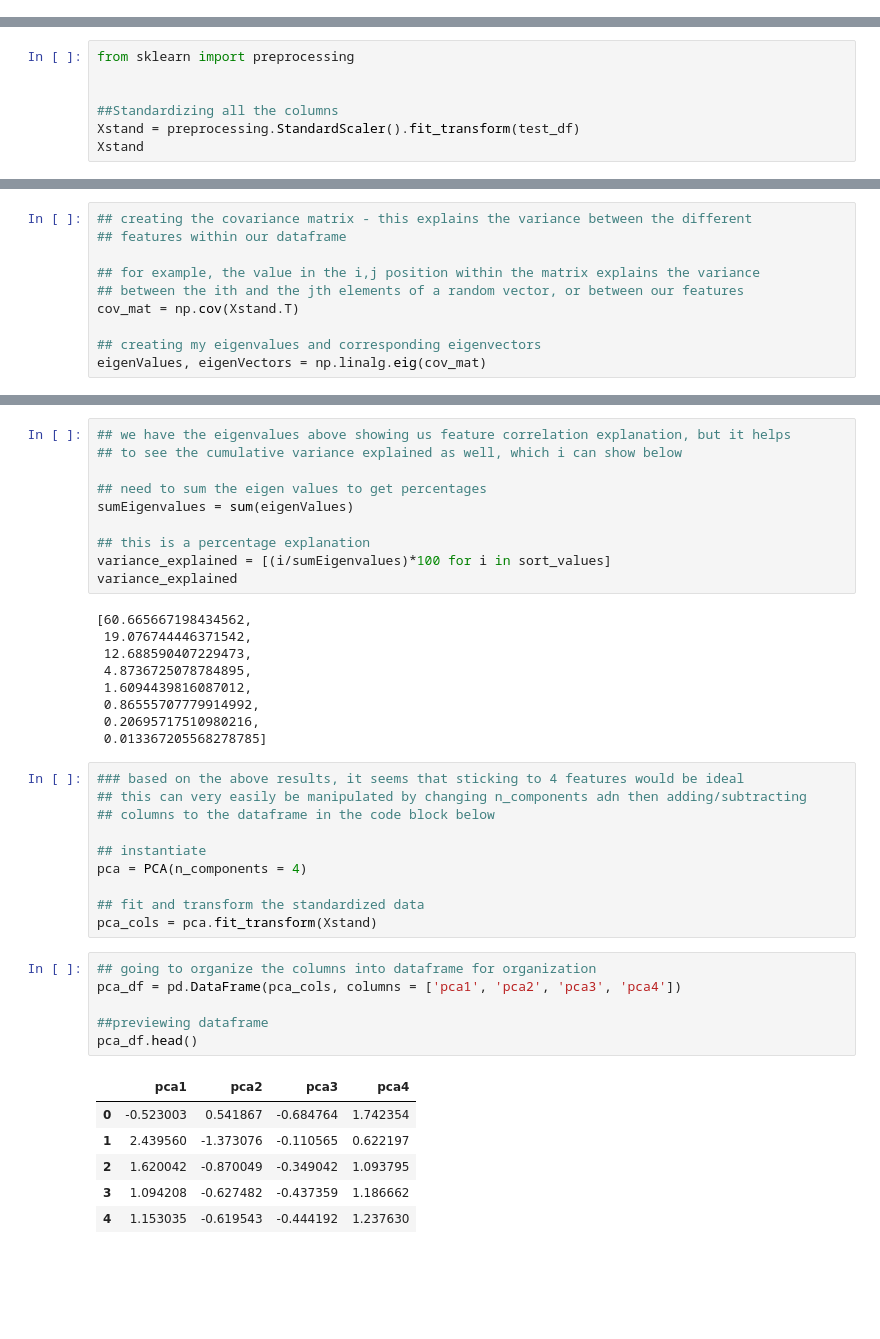
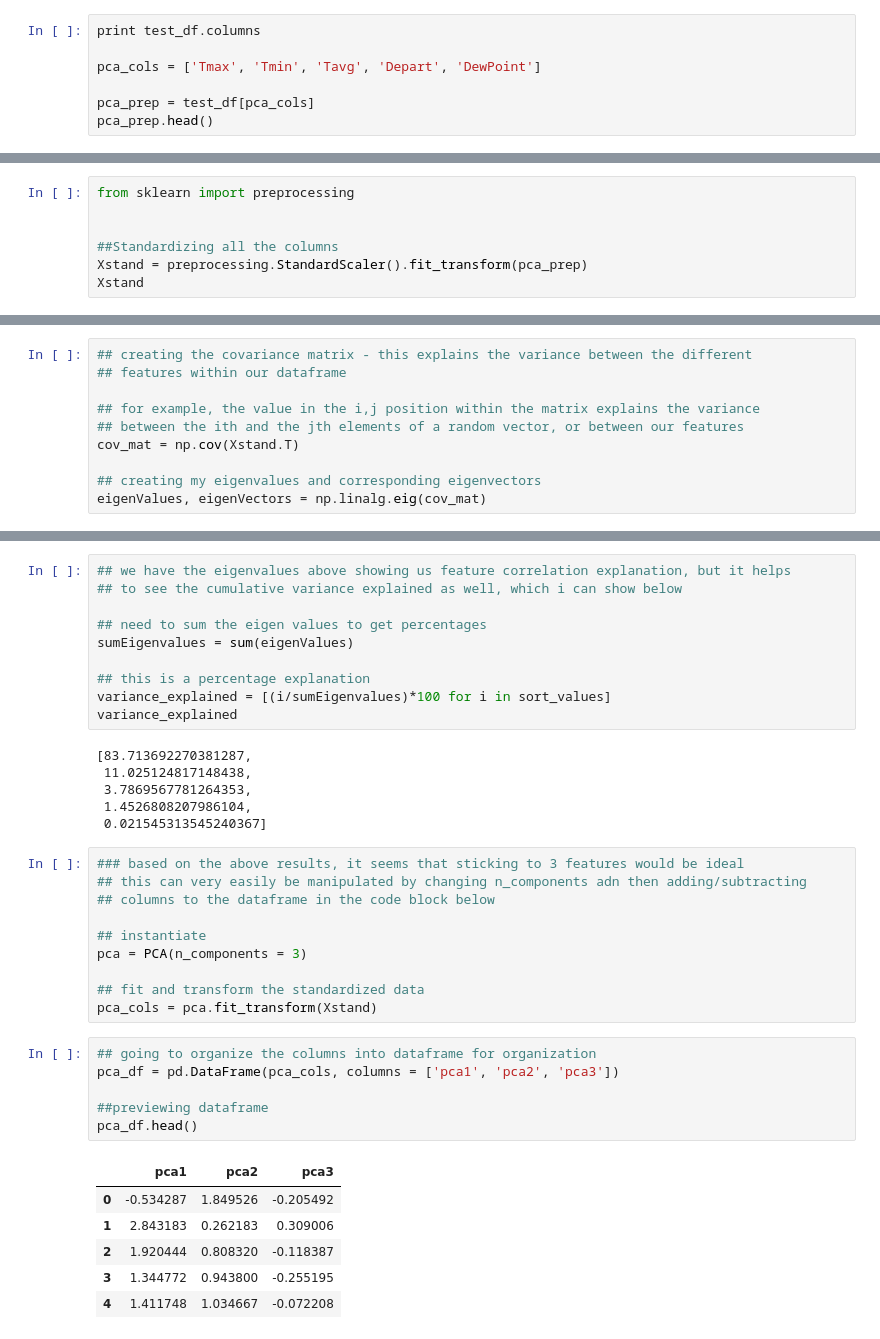
Before and after one commit to cl65610/west_nile, a Jupyter notebook: research/weather_pipes.ipynb, the cells around one changed output, grey strips where cells are left out. Saved outputs shown, nothing was run; the diff lists cells and outputs as text; blank space fills up the shorter version.

```diff
--- a/research/weather_pipes.ipynb
+++ b/research/weather_pipes.ipynb
@@ -163,0 +154,7 @@ test_df.head()
+# %%
+print test_df.columns
+
+pca_cols = ['Tmax', 'Tmin', 'Tavg', 'Depart', 'DewPoint']
+
+pca_prep = test_df[pca_cols]
+pca_prep.head()
@@ -168,6 +176,6 @@ from sklearn import preprocessing
 
 
 ##Standardizing all the columns
-Xstand = preprocessing.StandardScaler().fit_transform(test_df)
+Xstand = preprocessing.StandardScaler().fit_transform(pca_prep)
 Xstand
 # %% [output]
@@ -267,34 +257,31 @@ sumEigenvalues = sum(eigenValues)
 variance_explained = [(i/sumEigenvalues)*100 for i in sort_values]
 variance_explained
 # %% [output]
-[60.665667198434562,
- 19.076744446371542,
- 12.688590407229473,
- 4.8736725078784895,
- 1.6094439816087012,
- 0.86555707779914992,
- 0.20695717510980216,
- 0.013367205568278785]
+[83.713692270381287,
+ 11.025124817148438,
+ 3.7869567781264353,
+ 1.4526808207986104,
+ 0.021545313545240367]
 # %%
-### based on the above results, it seems that sticking to 4 features would be ideal
+### based on the above results, it seems that sticking to 3 features would be ideal
 ## this can very easily be manipulated by changing n_components adn then adding/subtracting
 ## columns to the dataframe in the code block below
 
 ## instantiate
-pca = PCA(n_components = 4)
+pca = PCA(n_components = 3)
 
 ## fit and transform the standardized data
 pca_cols = pca.fit_transform(Xstand)
 # %%
 ## going to organize the columns into dataframe for organization
-pca_df = pd.DataFrame(pca_cols, columns = ['pca1', 'pca2', 'pca3', 'pca4'])
+pca_df = pd.DataFrame(pca_cols, columns = ['pca1', 'pca2', 'pca3'])
 
 ##previewing dataframe
 pca_df.head()
 # %% [output]
-|  | pca1 | pca2 | pca3 | pca4 |
-| 0 | -0.523003 | 0.541867 | -0.684764 | 1.742354 |
-| 1 | 2.439560 | -1.373076 | -0.110565 | 0.622197 |
-| 2 | 1.620042 | -0.870049 | -0.349042 | 1.093795 |
-| 3 | 1.094208 | -0.627482 | -0.437359 | 1.186662 |
-| 4 | 1.153035 | -0.619543 | -0.444192 | 1.237630 |
+|  | pca1 | pca2 | pca3 |
+| 0 | -0.534287 | 1.849526 | -0.205492 |
+| 1 | 2.843183 | 0.262183 | 0.309006 |
+| 2 | 1.920444 | 0.808320 | -0.118387 |
+| 3 | 1.344772 | 0.943800 | -0.255195 |
+| 4 | 1.411748 | 1.034667 | -0.072208 |
```
Also changed, not shown: parts of 5 cells of this notebook, 2 other files.
